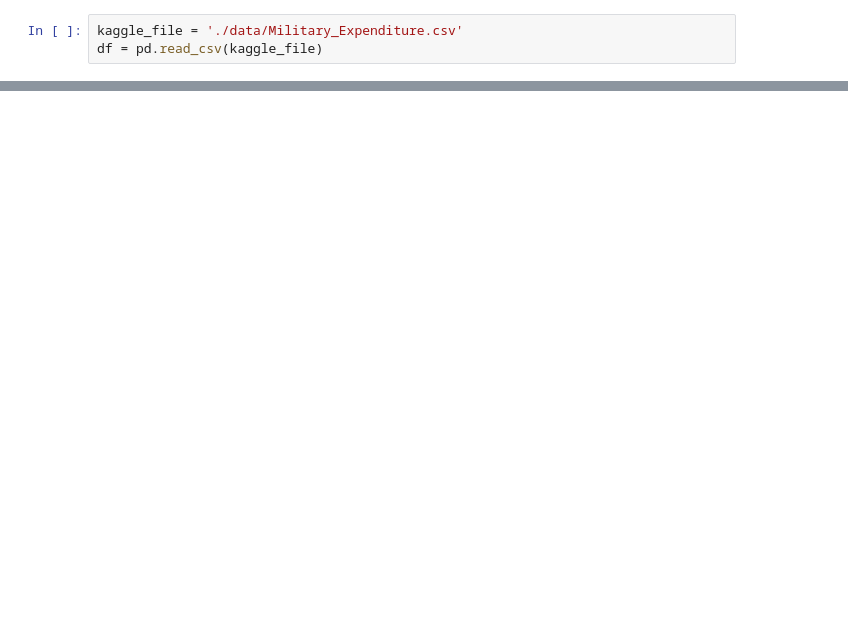
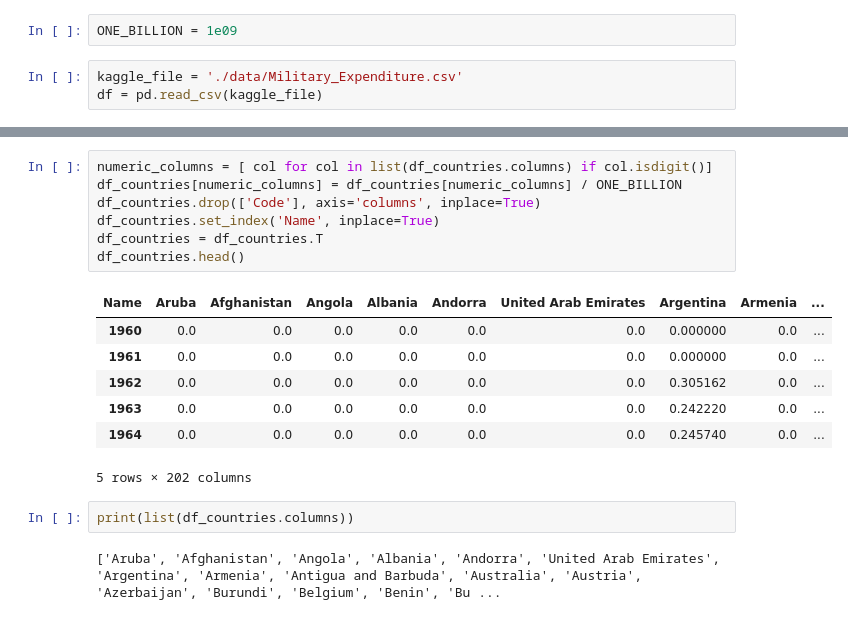
Before and after one commit to geomercer/sanders, a Jupyter notebook: militiary_expendures.ipynb, the cells around one changed output, grey strips where cells are left out. Saved outputs shown, nothing was run; the diff lists cells and outputs as text; blank space fills up the shorter version.

```diff
--- a/militiary_expendures.ipynb
+++ b/militiary_expendures.ipynb
@@ -7,4 +8,6 @@ import matplotlib.pyplot as plt
 %matplotlib inline
+# %%
+ONE_BILLION = 1e09
 # %%
 kaggle_file = './data/Military_Expenditure.csv'
 df = pd.read_csv(kaggle_file)
@@ -56,0 +68,19 @@ RangeIndex(start=0, stop=59, step=1)
+# %%
+numeric_columns = [ col for col in list(df_countries.columns) if col.isdigit()]
+df_countries[numeric_columns] = df_countries[numeric_columns] / ONE_BILLION
+df_countries.drop(['Code'], axis='columns', inplace=True)
+df_countries.set_index('Name', inplace=True)
+df_countries = df_countries.T
+df_countries.head()
+# %% [output]
+| Name | Aruba | Afghanistan | Angola | Albania | Andorra | United Arab Emirates | Argentina | Armenia | ... |
+| 1960 | 0.0 | 0.0 | 0.0 | 0.0 | 0.0 | 0.0 | 0.000000 | 0.0 | ... |
+| 1961 | 0.0 | 0.0 | 0.0 | 0.0 | 0.0 | 0.0 | 0.000000 | 0.0 | ... |
+| 1962 | 0.0 | 0.0 | 0.0 | 0.0 | 0.0 | 0.0 | 0.305162 | 0.0 | ... |
+| 1963 | 0.0 | 0.0 | 0.0 | 0.0 | 0.0 | 0.0 | 0.242220 | 0.0 | ... |
+| 1964 | 0.0 | 0.0 | 0.0 | 0.0 | 0.0 | 0.0 | 0.245740 | 0.0 | ... |
+5 rows × 202 columns
+# %%
+print(list(df_countries.columns))
+# %% [output]
+['Aruba', 'Afghanistan', 'Angola', 'Albania', 'Andorra', 'United Arab Emirates', 'Argentina', 'Armenia', 'Antigua and Barbuda', 'Australia', 'Austria', 'Azerbaijan', 'Burundi', 'Belgium', 'Benin', 'Bu ...
```
Also changed, not shown: parts of 16 cells of this notebook, 1 other file.
